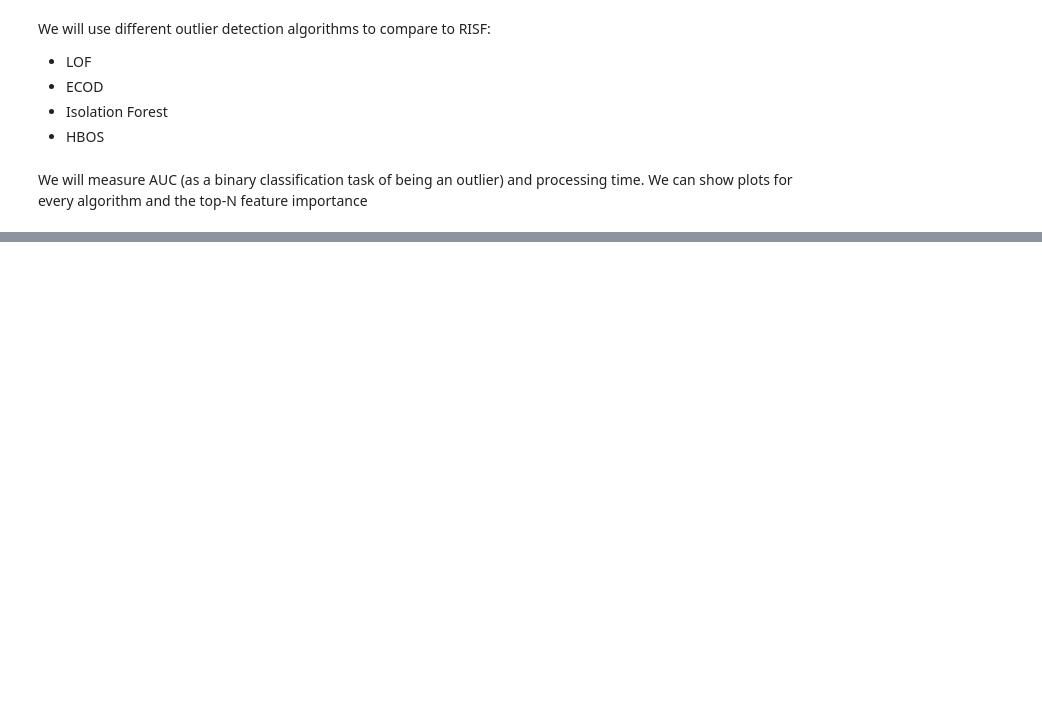
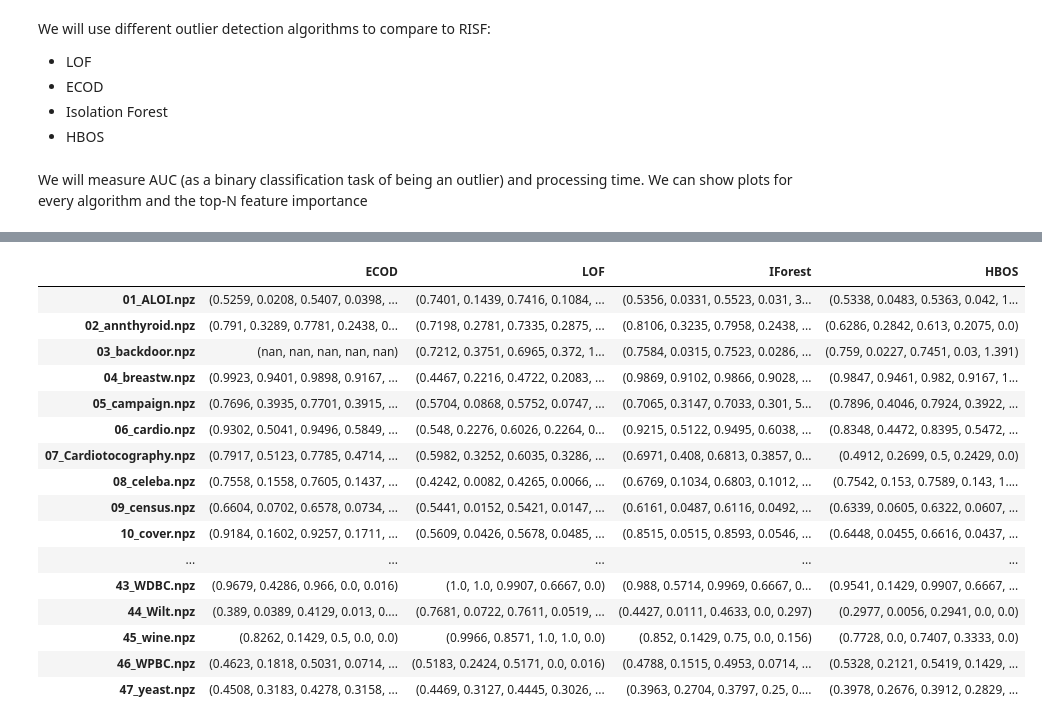
Before and after one commit to SebChw/RSIF, a Jupyter notebook: notebooks/experiment_basic.ipynb, the cells around one changed output, grey strips where cells are left out. Cells and saved outputs as stored; diff of their text form; code cells hidden in the pictures; blank space fills up the shorter version.

```diff
--- a/notebooks/experiment_basic.ipynb
+++ b/notebooks/experiment_basic.ipynb
@@ -201,3 +72,22 @@ ECOD, LOF, IForest, HBOS,
 # %%
 df = pd.DataFrame(results)
-df.to_csv('../results/numerical.csv')
+df.to_pickle('../results/numerical.pkl')
+df
+# %% [output]
+|  | ECOD | LOF | IForest | HBOS |
+| 01_ALOI.npz | (0.5259, 0.0208, 0.5407, 0.0398, ... | (0.7401, 0.1439, 0.7416, 0.1084, ... | (0.5356, 0.0331, 0.5523, 0.031, 3... | (0.5338, 0.0483, 0.5363, 0.042, 1... |
+| 02_annthyroid.npz | (0.791, 0.3289, 0.7781, 0.2438, 0... | (0.7198, 0.2781, 0.7335, 0.2875, ... | (0.8106, 0.3235, 0.7958, 0.2438, ... | (0.6286, 0.2842, 0.613, 0.2075, 0.0) |
+| 03_backdoor.npz | (nan, nan, nan, nan, nan) | (0.7212, 0.3751, 0.6965, 0.372, 1... | (0.7584, 0.0315, 0.7523, 0.0286, ... | (0.759, 0.0227, 0.7451, 0.03, 1.391) |
+| 04_breastw.npz | (0.9923, 0.9401, 0.9898, 0.9167, ... | (0.4467, 0.2216, 0.4722, 0.2083, ... | (0.9869, 0.9102, 0.9866, 0.9028, ... | (0.9847, 0.9461, 0.982, 0.9167, 1... |
+| 05_campaign.npz | (0.7696, 0.3935, 0.7701, 0.3915, ... | (0.5704, 0.0868, 0.5752, 0.0747, ... | (0.7065, 0.3147, 0.7033, 0.301, 5... | (0.7896, 0.4046, 0.7924, 0.3922, ... |
+| 06_cardio.npz | (0.9302, 0.5041, 0.9496, 0.5849, ... | (0.548, 0.2276, 0.6026, 0.2264, 0... | (0.9215, 0.5122, 0.9495, 0.6038, ... | (0.8348, 0.4472, 0.8395, 0.5472, ... |
+| 07_Cardiotocography.npz | (0.7917, 0.5123, 0.7785, 0.4714, ... | (0.5982, 0.3252, 0.6035, 0.3286, ... | (0.6971, 0.408, 0.6813, 0.3857, 0... | (0.4912, 0.2699, 0.5, 0.2429, 0.0) |
+| 08_celeba.npz | (0.7558, 0.1558, 0.7605, 0.1437, ... | (0.4242, 0.0082, 0.4265, 0.0066, ... | (0.6769, 0.1034, 0.6803, 0.1012, ... | (0.7542, 0.153, 0.7589, 0.143, 1.... |
+| 09_census.npz | (0.6604, 0.0702, 0.6578, 0.0734, ... | (0.5441, 0.0152, 0.5421, 0.0147, ... | (0.6161, 0.0487, 0.6116, 0.0492, ... | (0.6339, 0.0605, 0.6322, 0.0607, ... |
+| 10_cover.npz | (0.9184, 0.1602, 0.9257, 0.1711, ... | (0.5609, 0.0426, 0.5678, 0.0485, ... | (0.8515, 0.0515, 0.8593, 0.0546, ... | (0.6448, 0.0455, 0.6616, 0.0437, ... |
+| ... | ... | ... | ... | ... |
+| 43_WDBC.npz | (0.9679, 0.4286, 0.966, 0.0, 0.016) | (1.0, 1.0, 0.9907, 0.6667, 0.0) | (0.988, 0.5714, 0.9969, 0.6667, 0... | (0.9541, 0.1429, 0.9907, 0.6667, ... |
+| 44_Wilt.npz | (0.389, 0.0389, 0.4129, 0.013, 0.... | (0.7681, 0.0722, 0.7611, 0.0519, ... | (0.4427, 0.0111, 0.4633, 0.0, 0.297) | (0.2977, 0.0056, 0.2941, 0.0, 0.0) |
+| 45_wine.npz | (0.8262, 0.1429, 0.5, 0.0, 0.0) | (0.9966, 0.8571, 1.0, 1.0, 0.0) | (0.852, 0.1429, 0.75, 0.0, 0.156) | (0.7728, 0.0, 0.7407, 0.3333, 0.0) |
+| 46_WPBC.npz | (0.4623, 0.1818, 0.5031, 0.0714, ... | (0.5183, 0.2424, 0.5171, 0.0, 0.016) | (0.4788, 0.1515, 0.4953, 0.0714, ... | (0.5328, 0.2121, 0.5419, 0.1429, ... |
+| 47_yeast.npz | (0.4508, 0.3183, 0.4278, 0.3158, ... | (0.4469, 0.3127, 0.4445, 0.3026, ... | (0.3963, 0.2704, 0.3797, 0.25, 0.... | (0.3978, 0.2676, 0.3912, 0.2829, ... |
```
Also changed, not shown: parts of 16 cells of this notebook, 11 other files.
